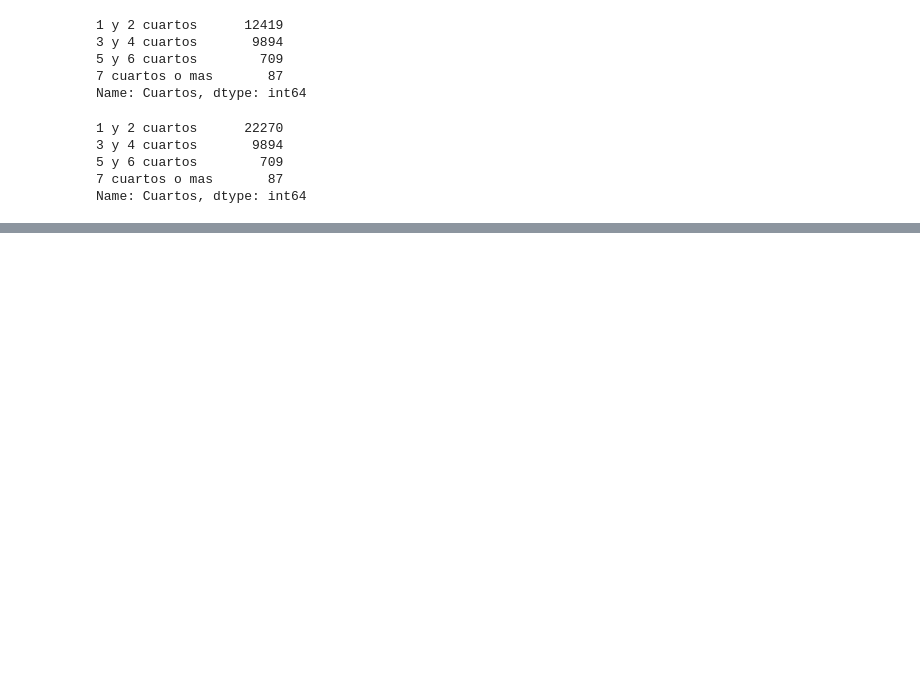
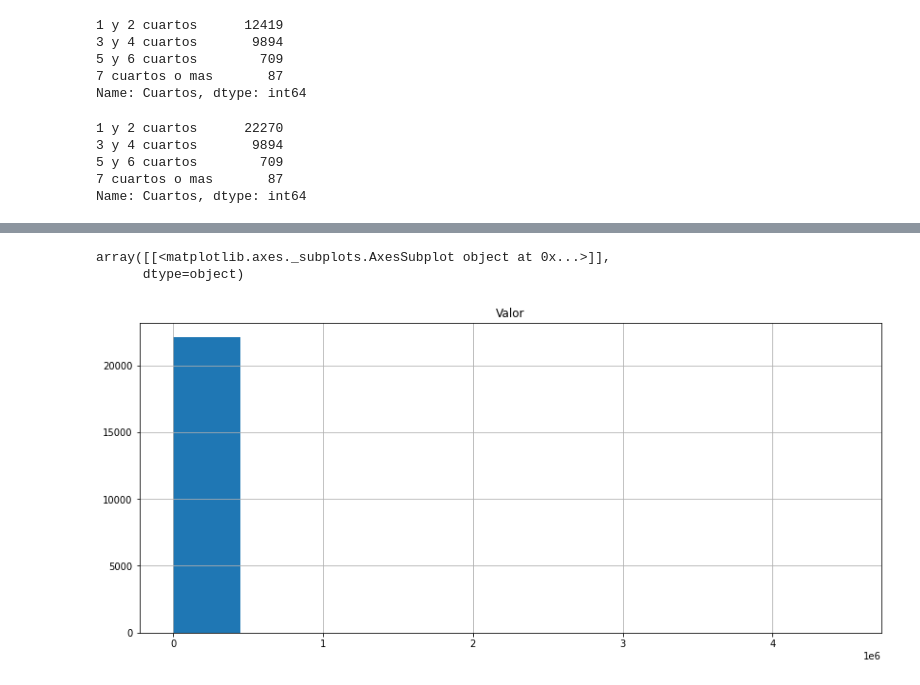
Before and after one commit to exequiel-farias/pandas-avanzado, a Jupyter notebook: PandasAvanzado.ipynb, the cells around one changed output, grey strips where cells are left out. Saved outputs shown, nothing was run; the diff lists cells and outputs as text; code cells hidden in the pictures; blank space fills up the shorter version.

```diff
--- a/PandasAvanzado.ipynb
+++ b/PandasAvanzado.ipynb
@@ -1906,0 +1963,8 @@ Name: Cuartos, dtype: int64
+# %%
+#Histograma, sirve para mostrar la distribucion de frecuencia de los datos
+datos.hist(['Valor'])
+#No se puede tomar una conclusion sobre el dataframe original
+# %% [output]
+array([[<matplotlib.axes._subplots.AxesSubplot object at 0x...>]],
+      dtype=object)
+[figure, added]
```
Also changed, not shown: parts of 22 cells of this notebook.
